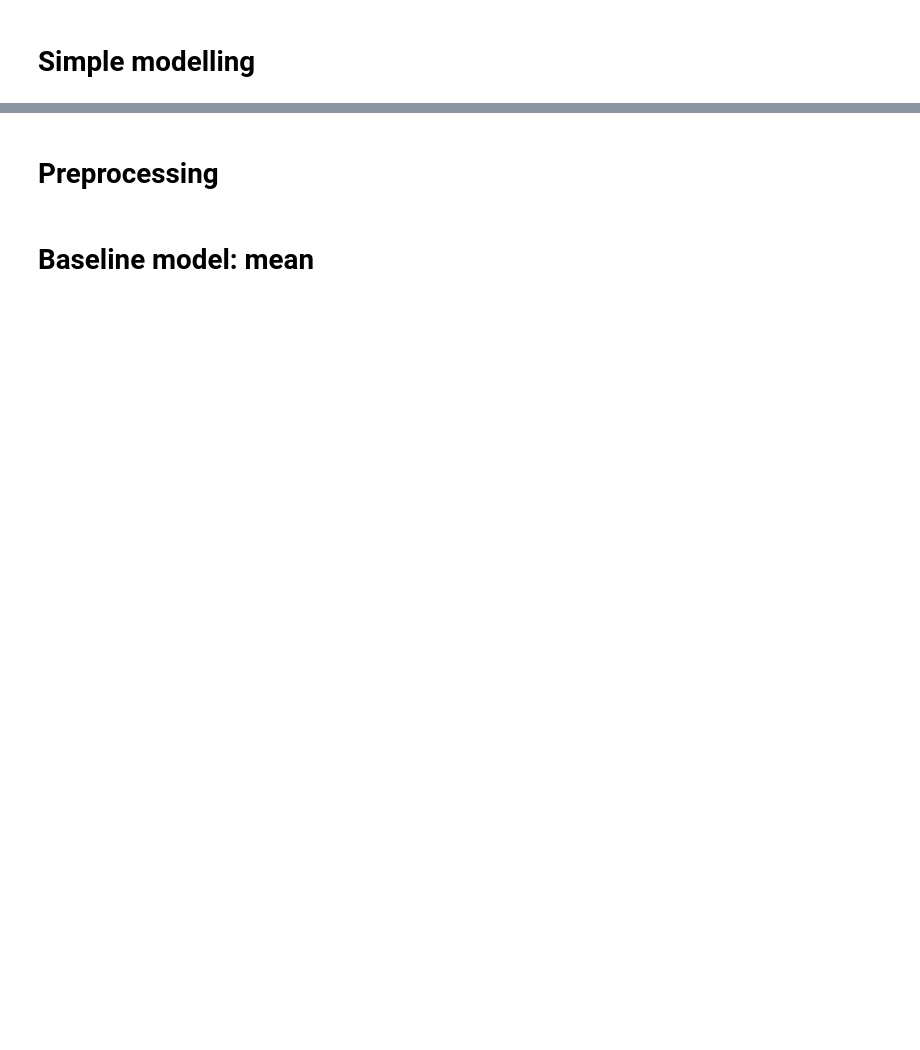
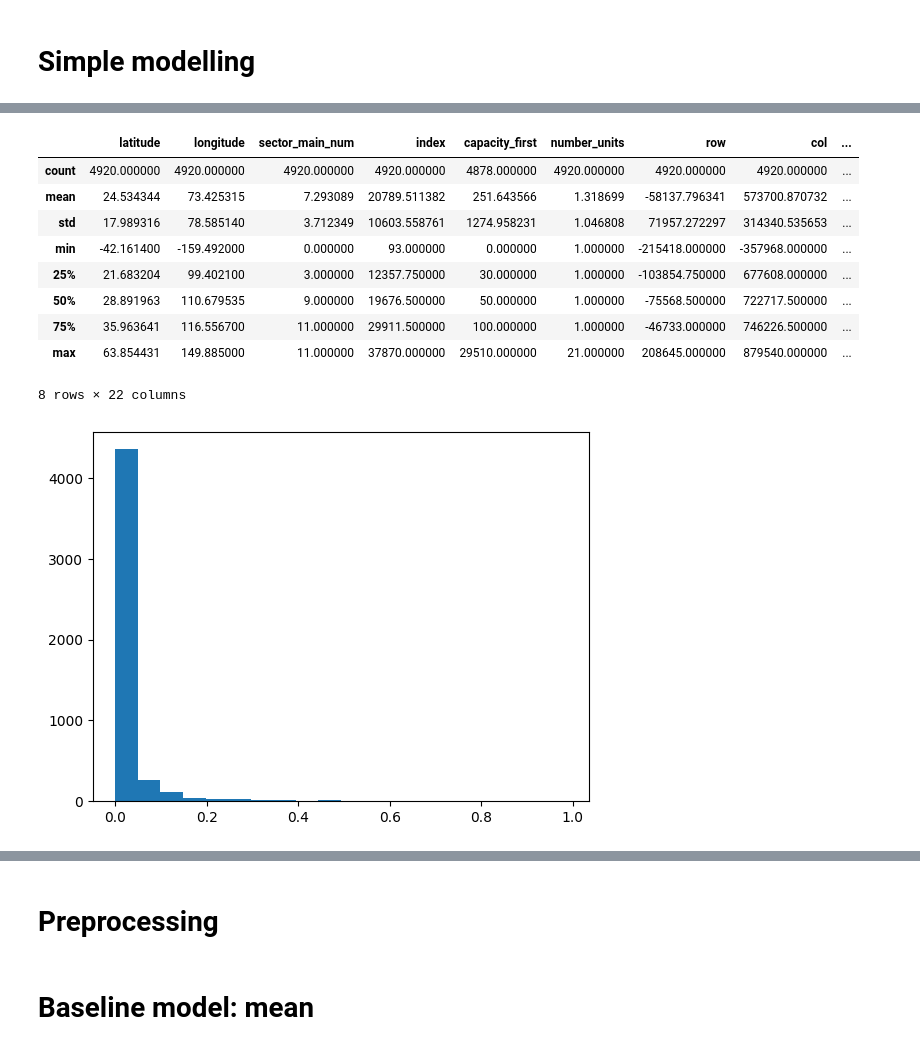
Before and after one commit to wuntunsun/eudr-exposure, a Jupyter notebook: asset-sample-MK.ipynb, the cells around one changed output, grey strips where cells are left out. Saved outputs shown, nothing was run; the diff lists cells and outputs as text; code cells hidden in the pictures; blank space fills up the shorter version.

```diff
--- a/asset-sample-MK.ipynb
+++ b/asset-sample-MK.ipynb
@@ -90,20 +110,32 @@ df.columns
 # %%
 y_var = 'around_3'
 
 df_pred = df[df[y_var].notnull()]
-df_pred = df_pred[df_pred.treecover2000 > 0]
+# df_pred = df_pred[df_pred.treecover2000 > 0]
 # df_pred = df_pred[df_pred.start_year_first < 2013]
 df_pred = df_pred[df_pred.defo_total > 0]
 
 aux_country = df_pred.groupby('country').uid_gem.count().reset_index().sort_values('uid_gem').rename(columns = {'uid_gem': 'country_count'})
 df_pred = pd.merge(df_pred, aux_country, how = 'inner', on = 'country')
 
 df_pred = df_pred[df_pred.country_count > 1]
 
 plt.hist(df_pred.around_3, bins = 20)
 df_pred.describe()
 
 # df.groupby('quintile_capacity').count()
+# %% [output]
+|  | latitude | longitude | sector_main_num | index | capacity_first | number_units | row | col | ... |
+| count | 4920.000000 | 4920.000000 | 4920.000000 | 4920.000000 | 4878.000000 | 4920.000000 | 4920.000000 | 4920.000000 | ... |
+| mean | 24.534344 | 73.425315 | 7.293089 | 20789.511382 | 251.643566 | 1.318699 | -58137.796341 | 573700.870732 | ... |
+| std | 17.989316 | 78.585140 | 3.712349 | 10603.558761 | 1274.958231 | 1.046808 | 71957.272297 | 314340.535653 | ... |
+| min | -42.161400 | -159.492000 | 0.000000 | 93.000000 | 0.000000 | 1.000000 | -215418.000000 | -357968.000000 | ... |
+| 25% | 21.683204 | 99.402100 | 3.000000 | 12357.750000 | 30.000000 | 1.000000 | -103854.750000 | 677608.000000 | ... |
+| 50% | 28.891963 | 110.679535 | 9.000000 | 19676.500000 | 50.000000 | 1.000000 | -75568.500000 | 722717.500000 | ... |
+| 75% | 35.963641 | 116.556700 | 11.000000 | 29911.500000 | 100.000000 | 1.000000 | -46733.000000 | 746226.500000 | ... |
+| max | 63.854431 | 149.885000 | 11.000000 | 37870.000000 | 29510.000000 | 21.000000 | 208645.000000 | 879540.000000 | ... |
+8 rows × 22 columns
+[figure, added]
 # %%
 X_cols = ['sector_main', 'country', 'number_units', 'start_year_first'] #, 'defo_total']
 X = df_pred[X_cols]
```
Also changed, not shown: parts of 17 cells of this notebook, 8 other files.
